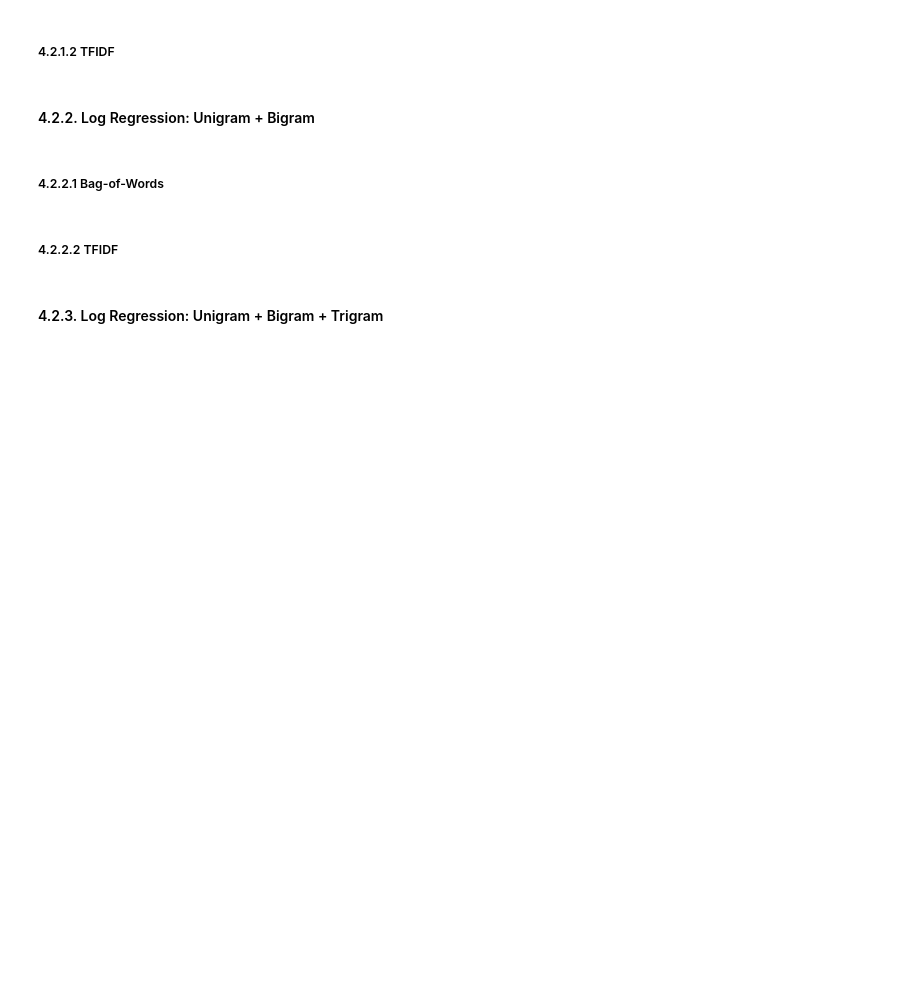
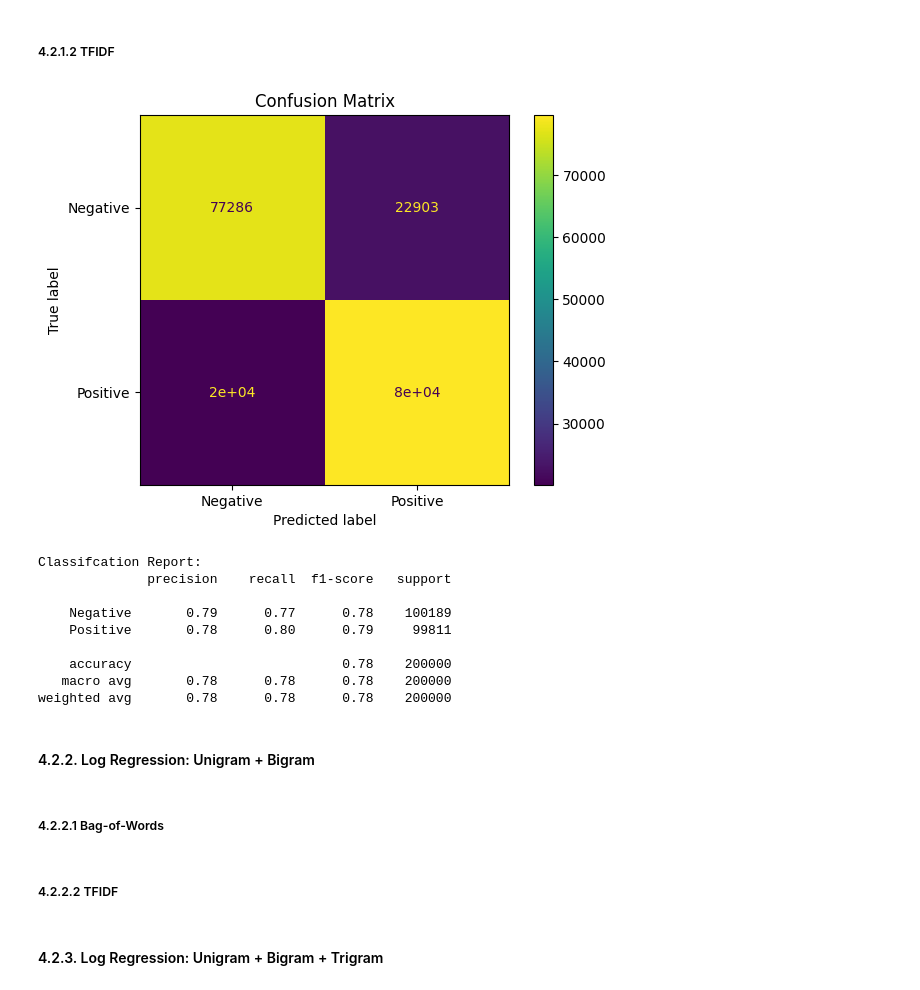
Before and after one commit to nklsKrmnn/LSC_Sentiment_Analysis, a Jupyter notebook: Project_BoW.ipynb, the cells around one changed output. Drawn from its saved outputs; the diff is of its cells as text; code cells hidden in the pictures; blank space fills up the shorter version.

```diff
--- a/Project_BoW.ipynb
+++ b/Project_BoW.ipynb
@@ -1035,9 +1046,20 @@ tw_lr_uni_bow = test_statistics_tw(predictions, test_labels)
 # %%
 uni_logreg = sklearn.linear_model.LogisticRegression(max_iter=10000)
 uni_logreg.fit(uni_train_tfidf, train_labels)
 
 predictions = uni_logreg.predict(uni_test_tfidf)
-tw_lr_uni_tf = test_statistics_tw(predictions, test_labels)
+tw_lr_uni_tf = test_statistics(predictions, test_labels, target_indices=[-1,1])
+# %% [output]
+[figure, added]
+Classifcation Report:
+              precision    recall  f1-score   support
+
+    Negative       0.79      0.77      0.78    100189
+    Positive       0.78      0.80      0.79     99811
+
+    accuracy                           0.78    200000
+   macro avg       0.78      0.78      0.78    200000
+weighted avg       0.78      0.78      0.78    200000
 # %% [markdown]
 #### 4.2.2. Log Regression: Unigram + Bigram
 # %% [markdown]
```
Also changed, not shown: parts of 17 cells of this notebook.
